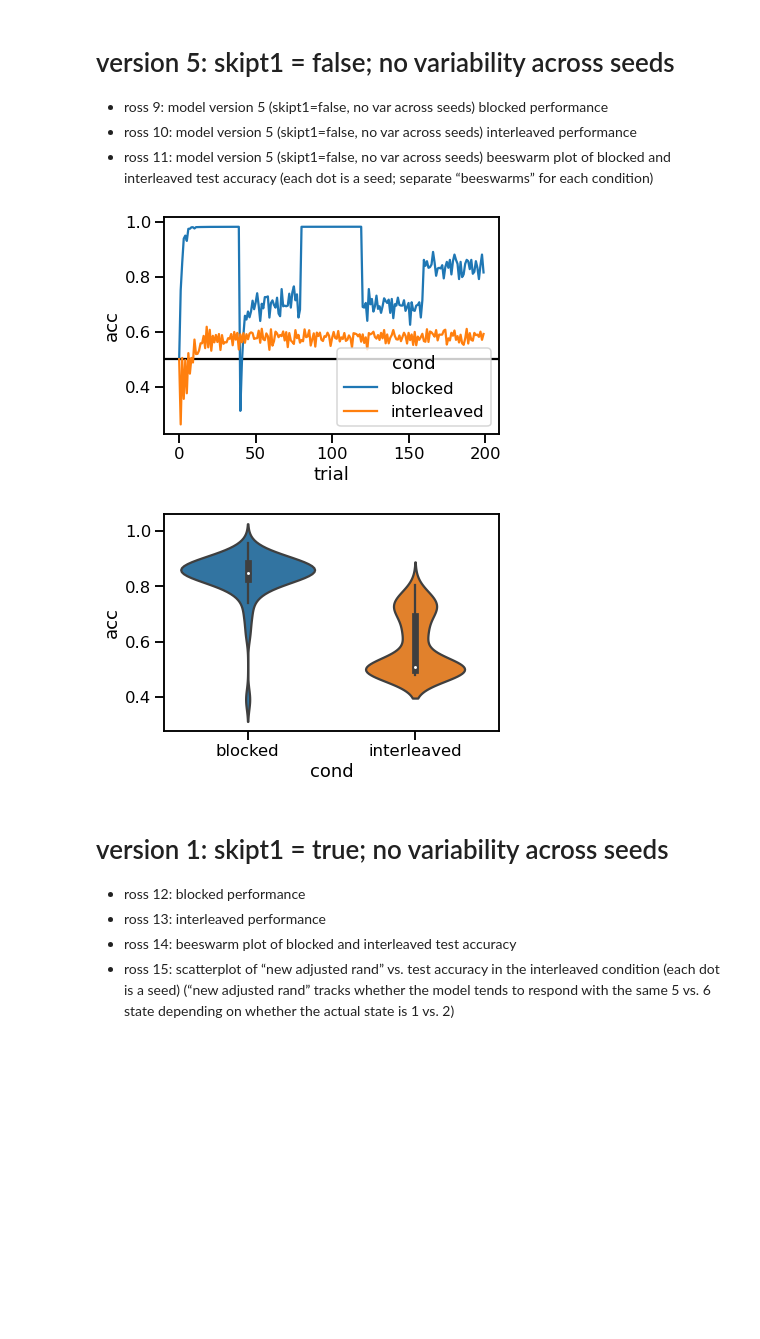
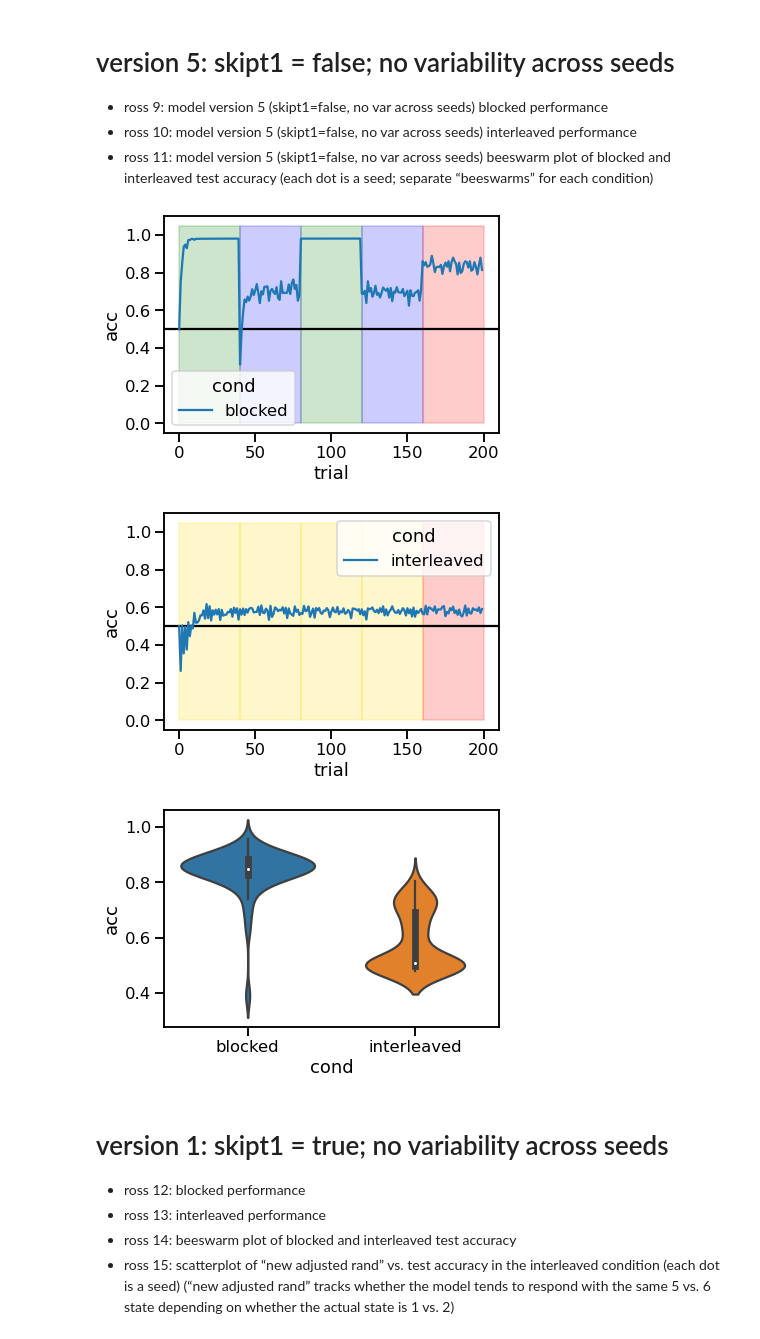
Before and after one commit to andrebeu/cswFinal, a Jupyter notebook: AB-FIGS.ipynb, the cells around one changed output. Drawn from its saved outputs; the diff is of its cells as text; code cells hidden in the pictures; blank space fills up the shorter version.

Commit message:
model figs with color back

```diff
--- a/AB-FIGS.ipynb
+++ b/AB-FIGS.ipynb
@@ -39,10 +39,13 @@ cLD = {
   'interleaved': ['gold','gold','gold','gold','red'],
   'interleaved_rep': ['gold','gold','gold','gold','red'],
   'inserted_early': ['blue','green','purple','purple','red'],
+  'early': ['blue','green','purple','purple','red'],
   'inserted_early_rep': ['blue','green','purple','purple','red'],
   'inserted_middle': ['purple','blue','green','purple','red'],
+  'middle': ['purple','blue','green','purple','red'],
   'inserted_middle_rep': ['purple','blue','green','purple','red'],
   'inserted_late': ['purple','purple','blue','green','red'],
+  'late': ['purple','purple','blue','green','red'],
   'inserted_late_rep': ['purple','purple','blue','green','red'],
   'explicit_interleaved': ['purple','purple','purple','purple','red'],
 }
@@ -266,11 +270,16 @@ def lineplot_model(gsname,condstr):
 #   color_background(ax,condstr)
   return ax
 
-def lineplot_modelBI(gsname):
-  ax=lineplot_model(gsname,condstr='cond_int<2')
+def lineplot_modelBI(gsname,ax=None):
+  for ix in [0,1]:
+    ax = lineplot_model(gsname,condstr=f'cond_int=={ix}')
+    color_background(ax,['blocked','interleaved'][ix])
+
 
 def lineplot_modelEML(gsname):
-  ax=lineplot_model(gsname,condstr='cond_int>=2')
+  for ix in [2,3,4]:
+    ax = lineplot_model(gsname,condstr=f'cond_int=={ix}')
+    color_background(ax,['early','middle','late'][ix-2])
 
 
 def beeswarm_model(gsname,condstr):
@@ -323,12 +332,13 @@ def scatter_adjrand_vs_acc(gsname):
 - ross 10: model version 5 (skipt1=false, no var across seeds) interleaved performance
 - ross 11: model version 5 (skipt1=false, no var across seeds) beeswarm plot of blocked and interleaved test accuracy (each dot is a seed; separate “beeswarms” for each condition)
 # %%
-gsname = 'gs0317_version5_skipt1False'
+gsname = V5
 lineplot_modelBI(gsname)
 beeswarm_modelBI(gsname)
 # %% [output]
-[figure, old version]
+[figure, new version]
-[figure, old version]
+[figure, new version]
+[figure, added]
 # %% [markdown]
 # version 1: skipt1 = true; no variability across seeds
 - ross 12: blocked performance
```
Also changed, not shown: parts of 13 cells of this notebook.
